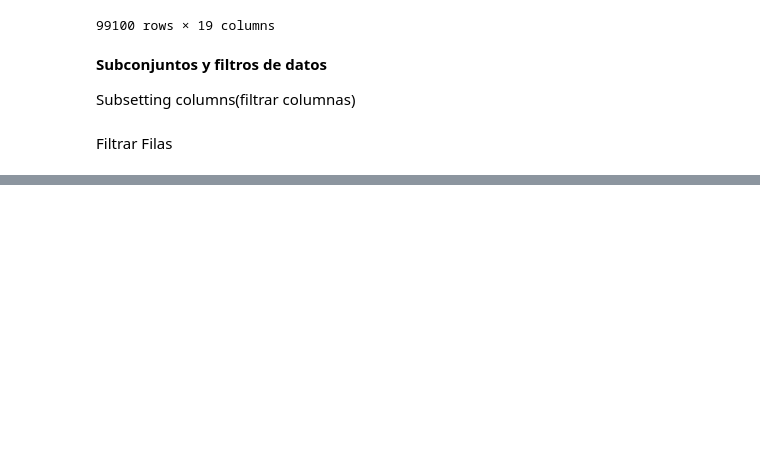
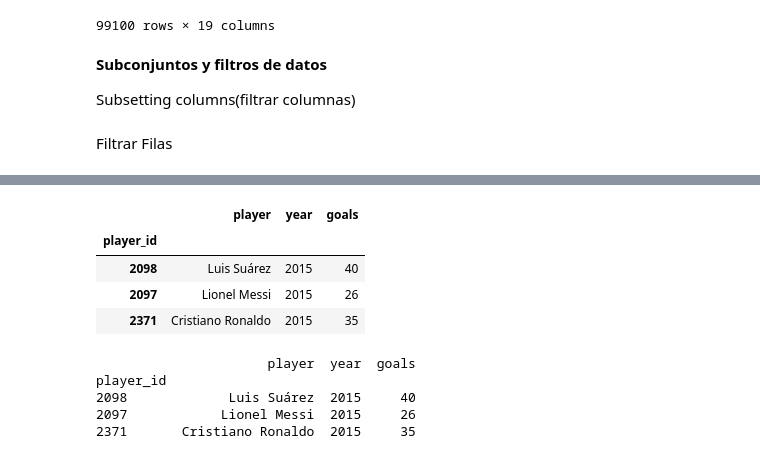
Before and after one commit to edelgado-1975/PandasOk, a Jupyter notebook: Trabajo en clase Ciencia de Datos.ipynb, the cells around one changed output, grey strips where cells are left out. Drawn from its saved outputs; the diff is of its cells as text; code cells hidden in the pictures; blank space fills up the shorter version.

```diff
--- a/Trabajo en clase Ciencia de Datos.ipynb
+++ b/Trabajo en clase Ciencia de Datos.ipynb
@@ -240,0 +264,39 @@ df[df.player=='Aaron Connolly']
+# %%
+# Goles de Ronaldo, Messi y Suárez en 2015
+players = ['Cristiano Ronaldo', 'Lionel Messi', 'Luis Suárez']
+top_players = df[(df.player.isin(players)) & (df.year == 2015)]
+# Muestra el DataFrame
+df
+# %% [output]
+|  | player | year | goals |
+| player_id |  |  |  |
+| 2098 | Luis Suárez | 2015 | 40 |
+| 2097 | Lionel Messi | 2015 | 26 |
+| 2371 | Cristiano Ronaldo | 2015 | 35 |
+# %%
+import pandas as pd
+
+# Ejemplo de DataFrame
+data = {
+    'player_id': [2098, 2097, 2371],
+    'player': ['Luis Suárez', 'Lionel Messi', 'Cristiano Ronaldo'],
+    'year': [2015, 2015, 2015],
+    'goals': [40, 26, 35]
+}
+df = pd.DataFrame(data)
+
+# Configura 'player_id' como índice
+df.set_index('id', inplace=True)
+
+# Filtra los jugadores y el año
+players = ['Cristiano Ronaldo', 'Lionel Messi', 'Luis Suárez']
+top_players = df[(df['player'].isin(players)) & (df['year'] == 2015)]
+
+# Muestra el DataFrame
+print(top_players)
+# %% [output]
+                      player  year  goals
+player_id
+2098             Luis Suárez  2015     40
+2097            Lionel Messi  2015     26
+2371       Cristiano Ronaldo  2015     35
```
Also changed, not shown: parts of 2 cells of this notebook.
